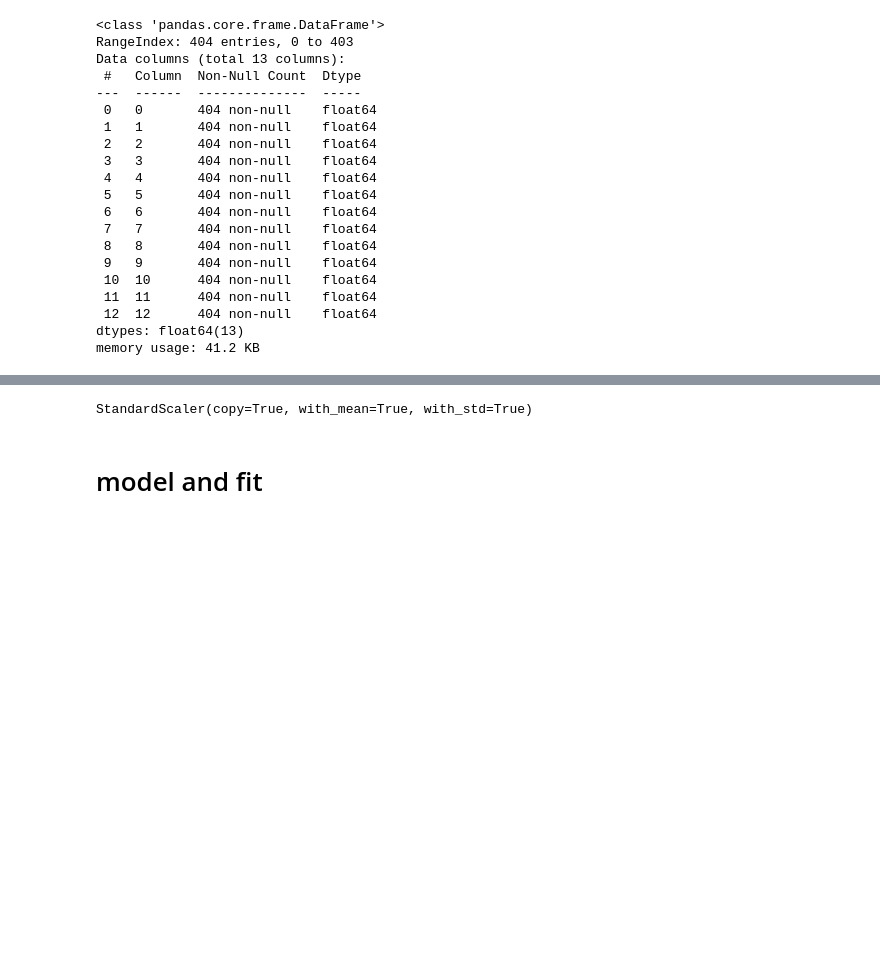
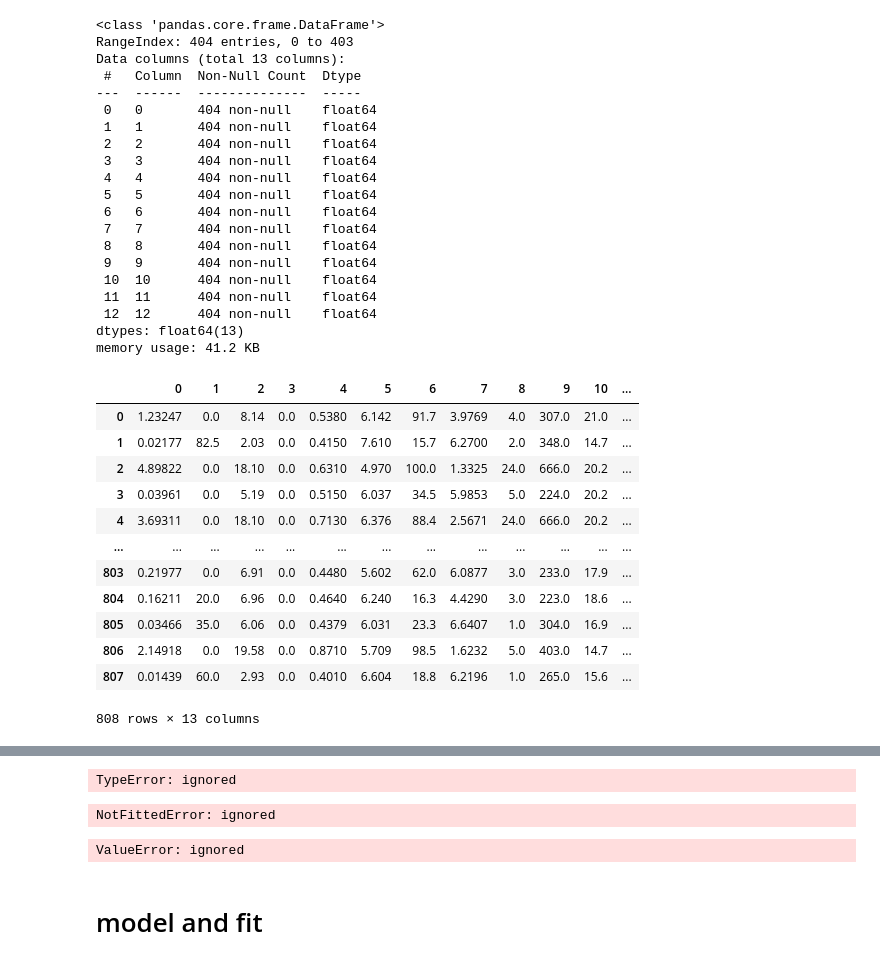
Before and after one commit to junanote/test_deeplearning, a Jupyter notebook: boston_housingwithregression.ipynb, the cells around one changed output, grey strips where cells are left out. Cells and saved outputs as stored; diff of their text form; code cells hidden in the pictures; blank space fills up the shorter version.

```diff
--- a/boston_housingwithregression.ipynb
+++ b/boston_housingwithregression.ipynb
@@ -43,3 +45,22 @@ memory usage: 41.2 KB
+# %%
+connect = sqlite3.connect('./db.sqlite3')
+dfr.to_sql('boston_hosing_resource', connect, if_exists='append', index=False)
+# %%
+pd.read_sql_query('select * from boston_hosing_resource',connect)
+# %% [output]
+|  | 0 | 1 | 2 | 3 | 4 | 5 | 6 | 7 | 8 | 9 | 10 | ... |
+| 0 | 1.23247 | 0.0 | 8.14 | 0.0 | 0.5380 | 6.142 | 91.7 | 3.9769 | 4.0 | 307.0 | 21.0 | ... |
+| 1 | 0.02177 | 82.5 | 2.03 | 0.0 | 0.4150 | 7.610 | 15.7 | 6.2700 | 2.0 | 348.0 | 14.7 | ... |
+| 2 | 4.89822 | 0.0 | 18.10 | 0.0 | 0.6310 | 4.970 | 100.0 | 1.3325 | 24.0 | 666.0 | 20.2 | ... |
+| 3 | 0.03961 | 0.0 | 5.19 | 0.0 | 0.5150 | 6.037 | 34.5 | 5.9853 | 5.0 | 224.0 | 20.2 | ... |
+| 4 | 3.69311 | 0.0 | 18.10 | 0.0 | 0.7130 | 6.376 | 88.4 | 2.5671 | 24.0 | 666.0 | 20.2 | ... |
+| ... | ... | ... | ... | ... | ... | ... | ... | ... | ... | ... | ... | ... |
+| 803 | 0.21977 | 0.0 | 6.91 | 0.0 | 0.4480 | 5.602 | 62.0 | 6.0877 | 3.0 | 233.0 | 17.9 | ... |
+| 804 | 0.16211 | 20.0 | 6.96 | 0.0 | 0.4640 | 6.240 | 16.3 | 4.4290 | 3.0 | 223.0 | 18.6 | ... |
+| 805 | 0.03466 | 35.0 | 6.06 | 0.0 | 0.4379 | 6.031 | 23.3 | 6.6407 | 1.0 | 304.0 | 16.9 | ... |
+| 806 | 2.14918 | 0.0 | 19.58 | 0.0 | 0.8710 | 5.709 | 98.5 | 1.6232 | 5.0 | 403.0 | 14.7 | ... |
+| 807 | 0.01439 | 60.0 | 2.93 | 0.0 | 0.4010 | 6.604 | 18.8 | 6.2196 | 1.0 | 265.0 | 15.6 | ... |
+808 rows × 13 columns
 # %%
 df.describe()
 # %% [output]
@@ -54,10 +75,21 @@ df.describe()
 | max | 88.976200 | 100.000000 | 27.740000 | 1.000000 | 0.871000 | 8.725000 | 100.000000 | 10.710300 | 24.000000 | 711.000000 | 22.000000 | ... |
 # %%
 from sklearn.preprocessing import StandardScaler
-scaler = StandardScaler()
-scaler.fit(x_test)
+Scaler = StandardScaler()
+Scaler.fit(x_train)
 # %% [output]
-StandardScaler(copy=True, with_mean=True, with_std=True)
+TypeError: ignored
+# %%
+x_train = scaler.transform(x_train)
+x_test = scaler.transform(x_test)
+x_train.shape,x_test.shape
+# %% [output]
+NotFittedError: ignored
+# %%
+df = pd.DataFrame(x_train)
+df.describe()
+# %% [output]
+ValueError: ignored
 # %% [markdown]
 # model and fit
 # %%
```
Also changed, not shown: parts of 12 cells of this notebook.
